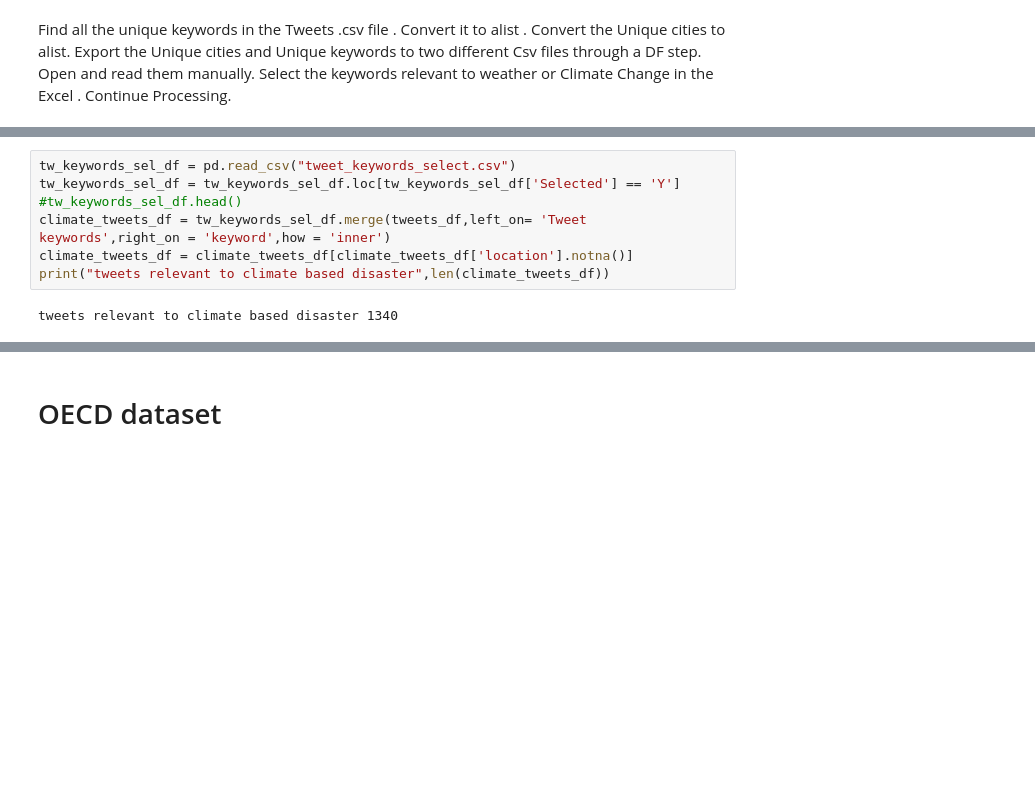
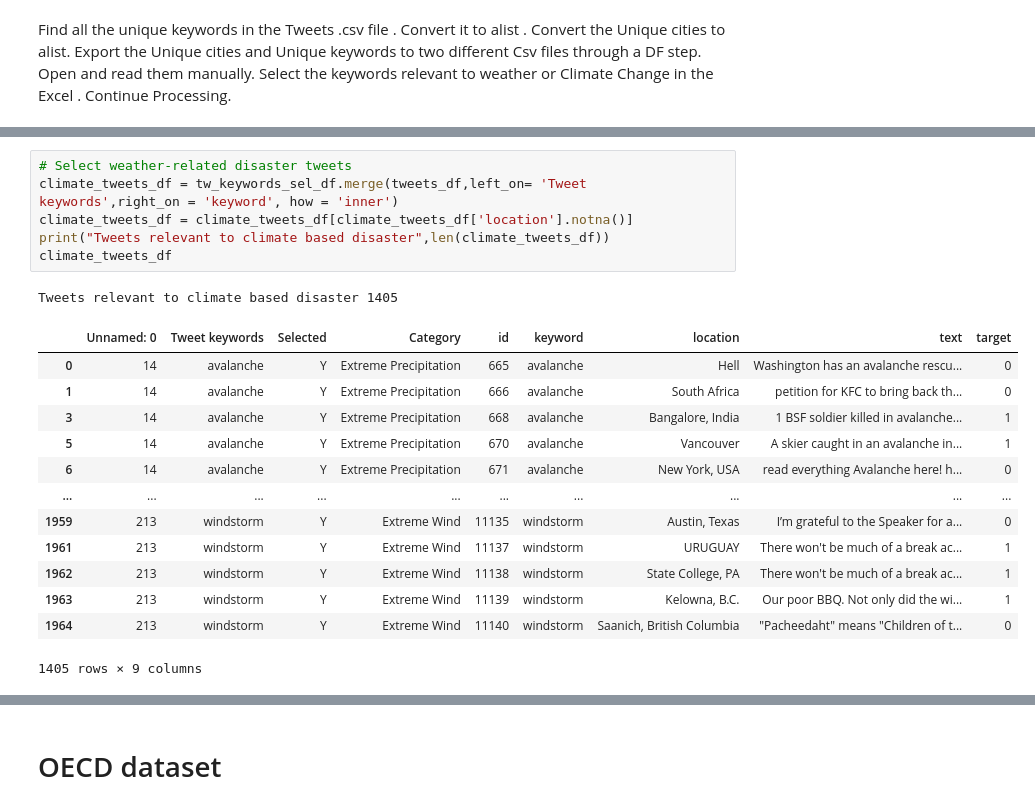
Before and after one commit to MarinaWolters/Coding-Tracker, a Jupyter notebook: Test_Copy_of_Delta_Climate_Project.ipynb, the cells around one changed output, grey strips where cells are left out. Cells and saved outputs as stored; diff of their text form; blank space fills up the shorter version.

```diff
--- a/Test_Copy_of_Delta_Climate_Project.ipynb
+++ b/Test_Copy_of_Delta_Climate_Project.ipynb
@@ -599,9 +636,21 @@ The tweet keywords relevant to weather were selected manually from the downloade
 # %%
-tw_keywords_sel_df = pd.read_csv("tweet_keywords_select.csv")
-tw_keywords_sel_df = tw_keywords_sel_df.loc[tw_keywords_sel_df['Selected'] == 'Y']
-#tw_keywords_sel_df.head()
-climate_tweets_df = tw_keywords_sel_df.merge(tweets_df,left_on= 'Tweet keywords',right_on = 'keyword',how = 'inner')
+# Select weather-related disaster tweets
+climate_tweets_df = tw_keywords_sel_df.merge(tweets_df,left_on= 'Tweet keywords',right_on = 'keyword', how = 'inner')
 climate_tweets_df = climate_tweets_df[climate_tweets_df['location'].notna()]
-print("tweets relevant to climate based disaster",len(climate_tweets_df))
+print("Tweets relevant to climate based disaster",len(climate_tweets_df))
+climate_tweets_df
 # %% [output]
-tweets relevant to climate based disaster 1340
+Tweets relevant to climate based disaster 1405
+|  | Unnamed: 0 | Tweet keywords | Selected | Category | id | keyword | location | text | target |
+| 0 | 14 | avalanche | Y | Extreme Precipitation | 665 | avalanche | Hell | Washington has an avalanche rescu... | 0 |
+| 1 | 14 | avalanche | Y | Extreme Precipitation | 666 | avalanche | South Africa | petition for KFC to bring back th... | 0 |
+| 3 | 14 | avalanche | Y | Extreme Precipitation | 668 | avalanche | Bangalore, India | 1 BSF soldier killed in avalanche... | 1 |
+| 5 | 14 | avalanche | Y | Extreme Precipitation | 670 | avalanche | Vancouver | A skier caught in an avalanche in... | 1 |
+| 6 | 14 | avalanche | Y | Extreme Precipitation | 671 | avalanche | New York, USA | read everything Avalanche here! h... | 0 |
+| ... | ... | ... | ... | ... | ... | ... | ... | ... | ... |
+| 1959 | 213 | windstorm | Y | Extreme Wind | 11135 | windstorm | Austin, Texas | I’m grateful to the Speaker for a... | 0 |
+| 1961 | 213 | windstorm | Y | Extreme Wind | 11137 | windstorm | URUGUAY | There won't be much of a break ac... | 1 |
+| 1962 | 213 | windstorm | Y | Extreme Wind | 11138 | windstorm | State College, PA | There won't be much of a break ac... | 1 |
+| 1963 | 213 | windstorm | Y | Extreme Wind | 11139 | windstorm | Kelowna, B.C. | Our poor BBQ. Not only did the wi... | 1 |
+| 1964 | 213 | windstorm | Y | Extreme Wind | 11140 | windstorm | Saanich, British Columbia | "Pacheedaht" means "Children of t... | 0 |
+1405 rows × 9 columns
```
Also changed, not shown: parts of 62 cells of this notebook.
